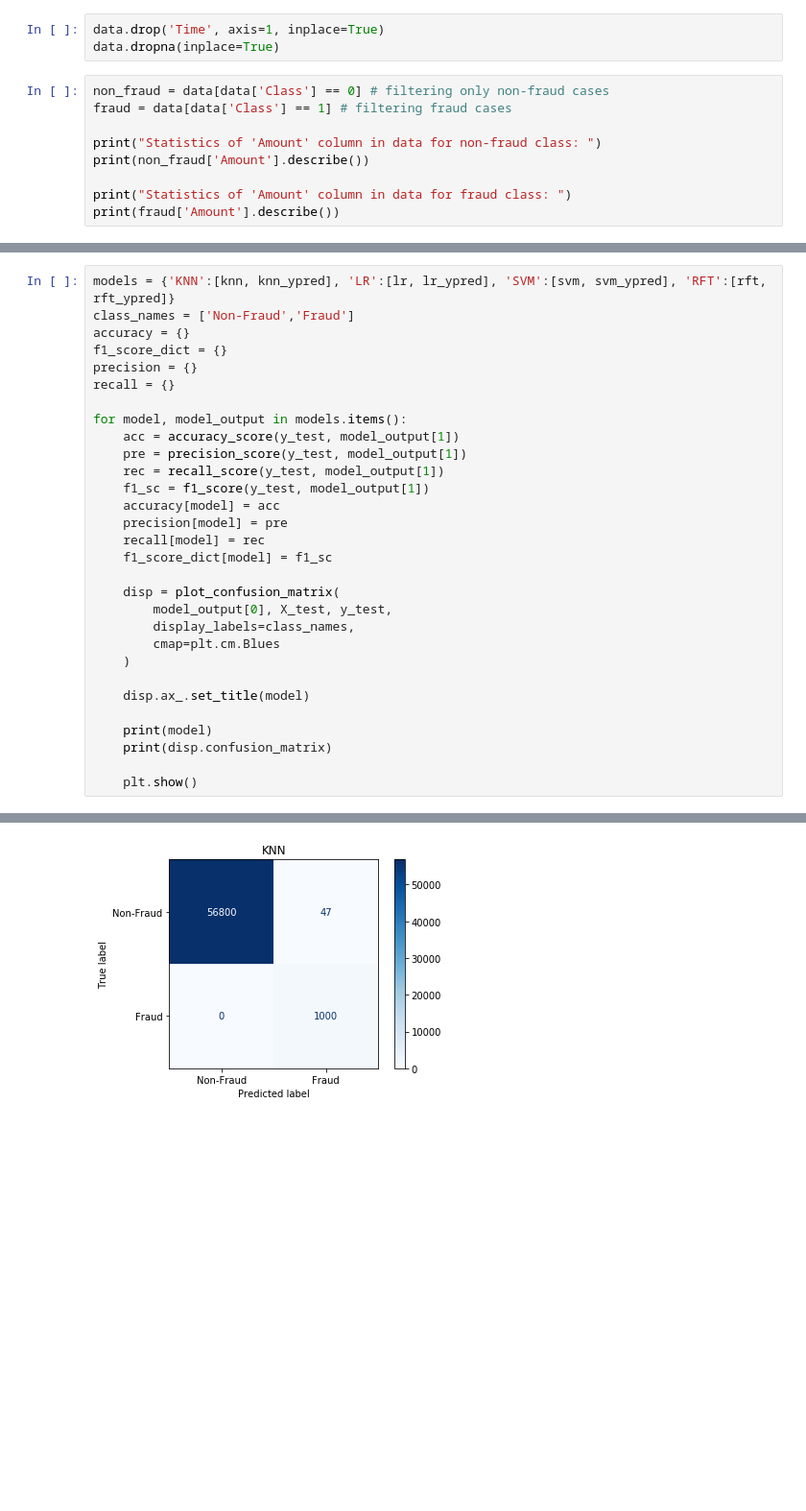
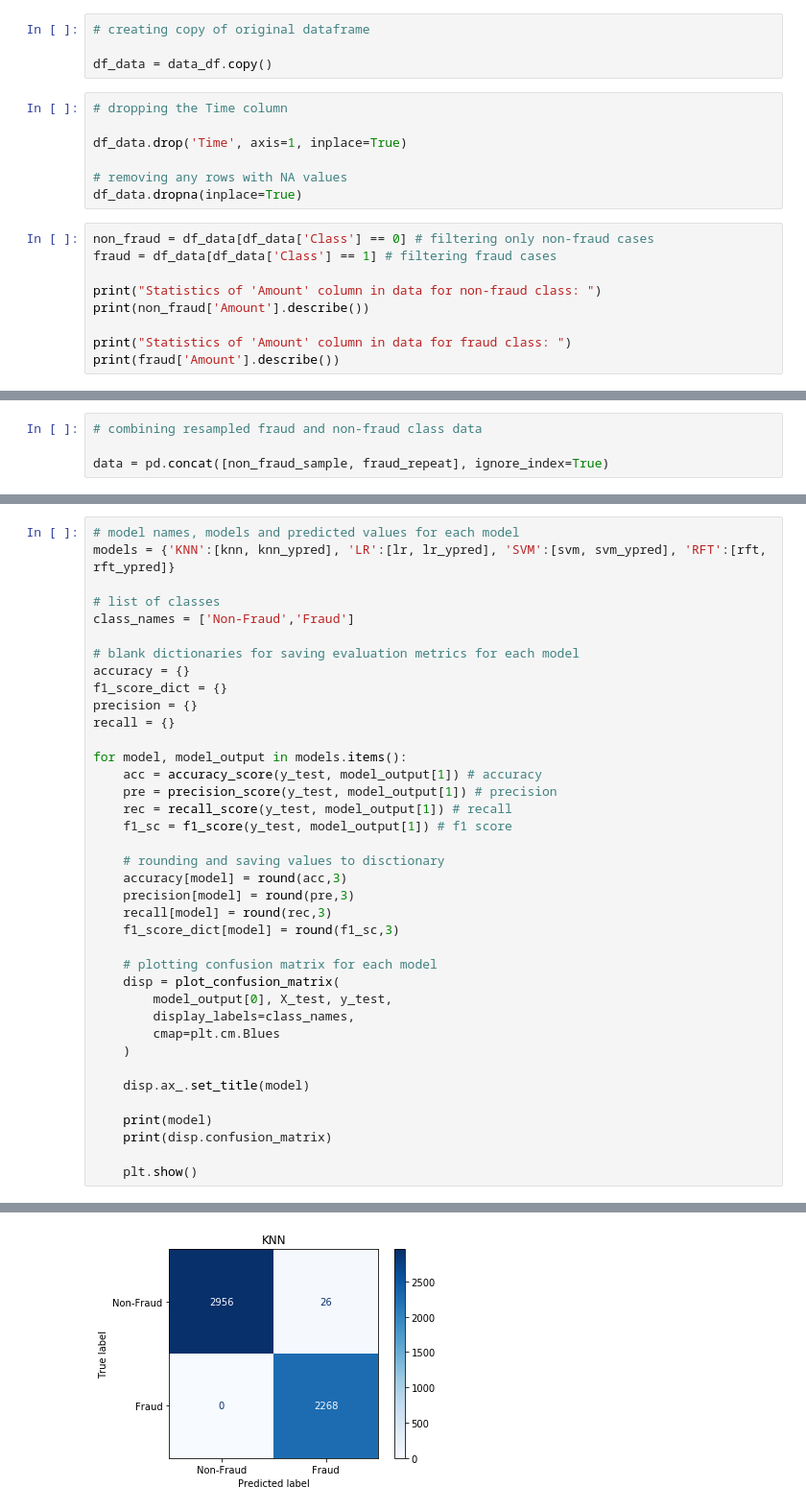
Before and after one commit to galib96/credit-card-fraud-detection-pre-cleaned-data, a Jupyter notebook: Notebooks/Credit Card Fraud Detection Pre Cleaned Data.ipynb, the cells around one changed output, grey strips where cells are left out. Shown at 96% size. Drawn from its saved outputs; the diff is of its cells as text; blank space fills up the shorter version.

Commit message:
Resampled both minor and major class, added descriptions about results, added comment to increase code readability

```diff
--- a/Notebooks/Credit Card Fraud Detection Pre Cleaned Data.ipynb
+++ b/Notebooks/Credit Card Fraud Detection Pre Cleaned Data.ipynb
@@ -36,9 +43,17 @@ data = data_df.copy()
+# %%
+# creating copy of original dataframe
+
+df_data = data_df.copy()
 # %%
-data.drop('Time', axis=1, inplace=True)
-data.dropna(inplace=True)
+# dropping the Time column
+
+df_data.drop('Time', axis=1, inplace=True)
+
+# removing any rows with NA values
+df_data.dropna(inplace=True)
 # %%
-non_fraud = data[data['Class'] == 0] # filtering only non-fraud cases
-fraud = data[data['Class'] == 1] # filtering fraud cases
+non_fraud = df_data[df_data['Class'] == 0] # filtering only non-fraud cases
+fraud = df_data[df_data['Class'] == 1] # filtering fraud cases
 
 print("Statistics of 'Amount' column in data for non-fraud class: ")
 print(non_fraud['Amount'].describe())
@@ -83,3 +118,7 @@ After replicating data, value count of fraud class
+# %%
+# combining resampled fraud and non-fraud class data
+
+data = pd.concat([non_fraud_sample, fraud_repeat], ignore_index=True)
 # %%
 # standard normalization of Amount column
 
@@ -148,23 +190,31 @@ lr done.
 svm done.
 rft done.
 # %%
+# model names, models and predicted values for each model
 models = {'KNN':[knn, knn_ypred], 'LR':[lr, lr_ypred], 'SVM':[svm, svm_ypred], 'RFT':[rft, rft_ypred]}
+
+# list of classes
 class_names = ['Non-Fraud','Fraud']
+
+# blank dictionaries for saving evaluation metrics for each model
 accuracy = {}
 f1_score_dict = {}
 precision = {}
 recall = {}
 
 for model, model_output in models.items():
-    acc = accuracy_score(y_test, model_output[1])
-    pre = precision_score(y_test, model_output[1])
-    rec = recall_score(y_test, model_output[1])
-    f1_sc = f1_score(y_test, model_output[1])
-    accuracy[model] = acc
-    precision[model] = pre
-    recall[model] = rec
-    f1_score_dict[model] = f1_sc
+    acc = accuracy_score(y_test, model_output[1]) # accuracy
+    pre = precision_score(y_test, model_output[1]) # precision
+    rec = recall_score(y_test, model_output[1]) # recall
+    f1_sc = f1_score(y_test, model_output[1]) # f1 score
 
+    # rounding and saving values to disctionary
+    accuracy[model] = round(acc,3)
+    precision[model] = round(pre,3)
+    recall[model] = round(rec,3)
+    f1_score_dict[model] = round(f1_sc,3)
+
+    # plotting confusion matrix for each model
     disp = plot_confusion_matrix(
         model_output[0], X_test, y_test,
         display_labels=class_names,
@@ -184,2 +234,2 @@ KNN
-[figure, old version]
+[figure, new version]
 LR
```
Also changed, not shown: parts of 16 cells of this notebook.
